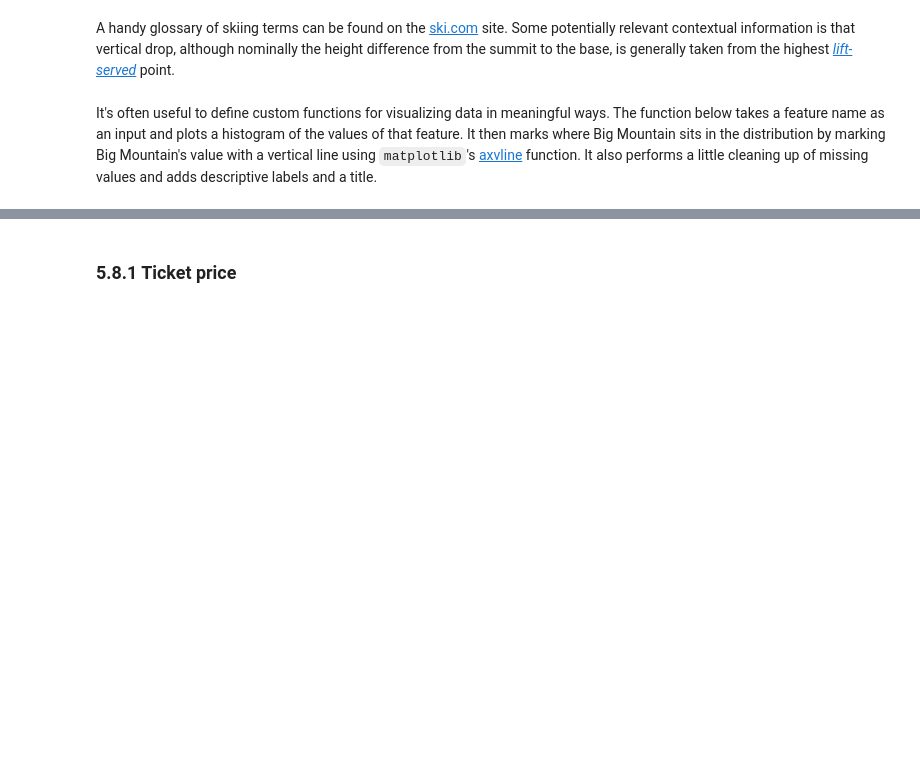
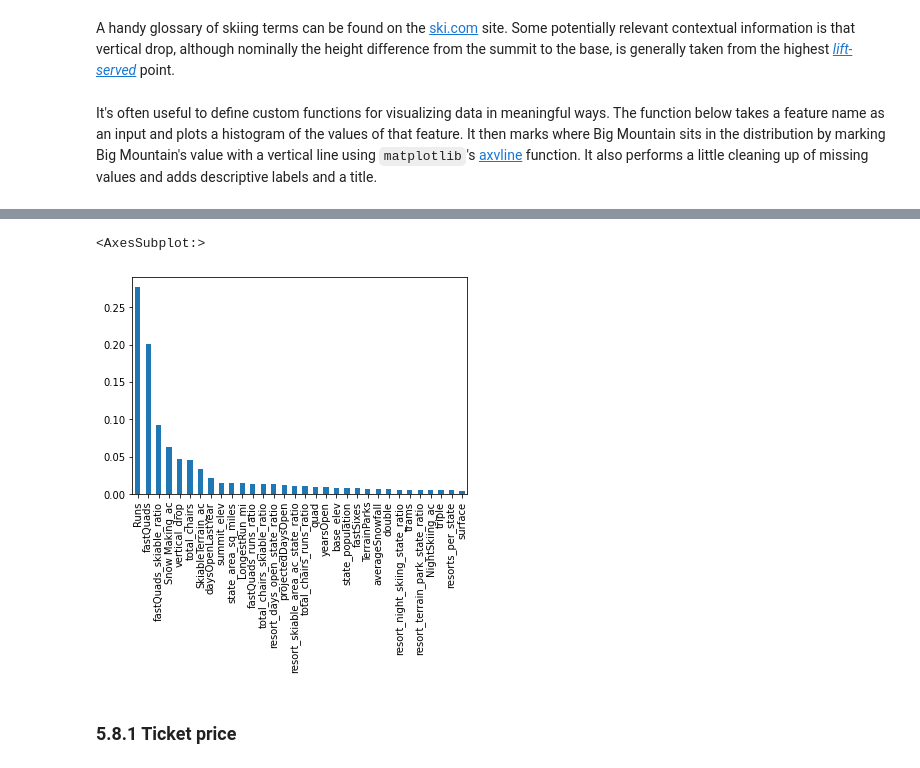
Before and after one commit to misterrustia/DataScienceGuidedCapstone, a Jupyter notebook: Notebooks/05_modeling.ipynb, the cells around one changed output, grey strips where cells are left out. Cells and saved outputs as stored; diff of their text form; code cells hidden in the pictures; blank space fills up the shorter version.

Commit message:
modeling complete

```diff
--- a/Notebooks/05_modeling.ipynb
+++ b/Notebooks/05_modeling.ipynb
@@ -160 +189,11 @@ It's often useful to define custom functions for visualizing data in meaningful
+# %%
+names = zip(model.X_columns,model.named_steps.randomforestregressor.feature_importances_)
+names
+
+imps = model.named_steps.randomforestregressor.feature_importances_
+rf_feat_imps = pd.Series(imps, index=model.X_columns).sort_values(ascending=False)
+rf_feat_imps.plot(kind='bar')
+# %% [output]
+<AxesSubplot:>
+[figure, added]
 # %%
```
Also changed, not shown: parts of 31 cells of this notebook.
